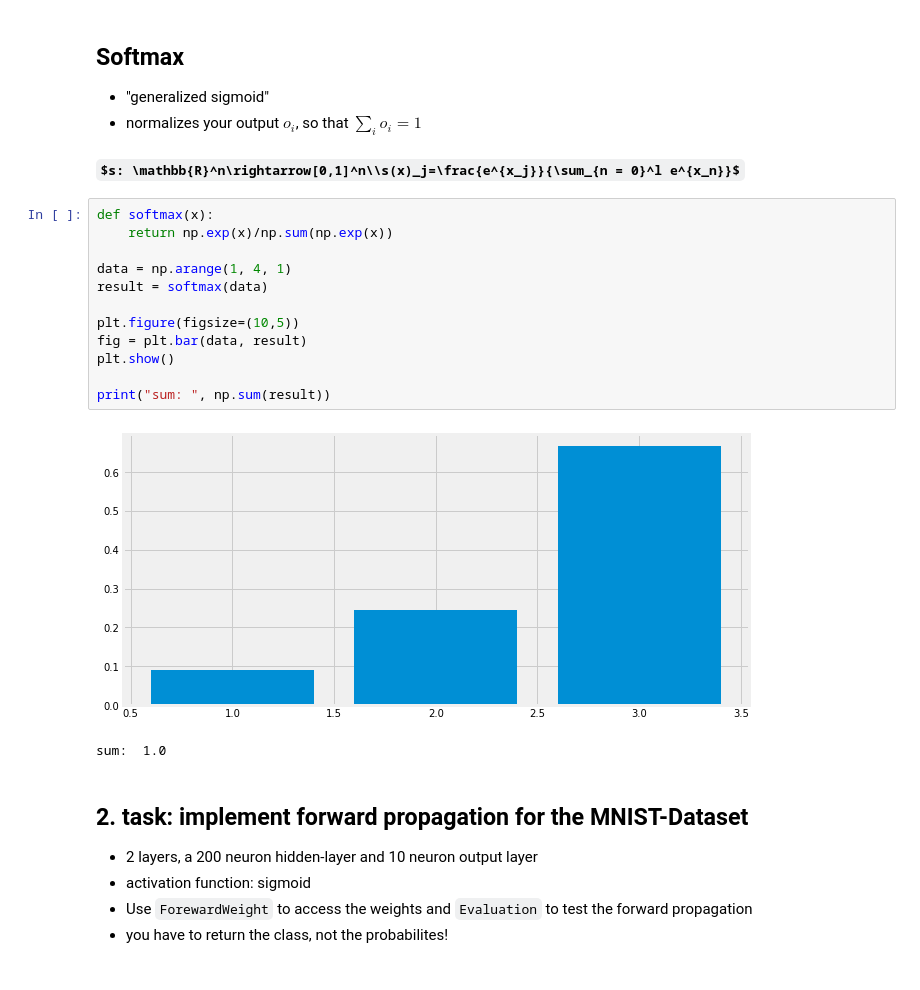
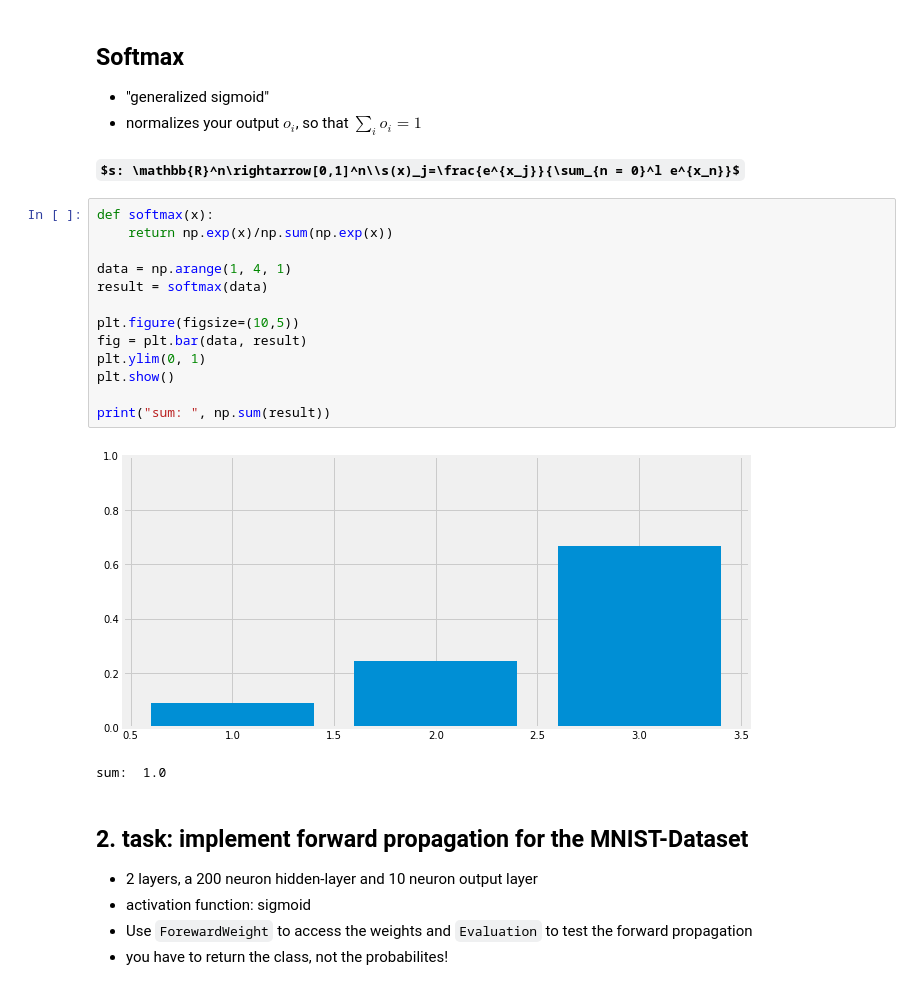
Before and after one commit to hackundsoehne/2018-DL-HandsOn, a Jupyter notebook: Basics/notebooks/2-Foreward-Propagation-solution.ipynb, the cells around one changed output. Saved outputs shown, nothing was run; the diff lists cells and outputs as text; some formulas as TeX source.

```diff
--- a/Basics/notebooks/2-Foreward-Propagation-solution.ipynb
+++ b/Basics/notebooks/2-Foreward-Propagation-solution.ipynb
@@ -112,17 +107,18 @@ TODO: example AND and XOR
 # %%
 def softmax(x):
     return np.exp(x)/np.sum(np.exp(x))
 
 data = np.arange(1, 4, 1)
 result = softmax(data)
 
 plt.figure(figsize=(10,5))
 fig = plt.bar(data, result)
+plt.ylim(0, 1)
 plt.show()
 
 print("sum: ", np.sum(result))
 # %% [output]
-[figure, old version]
+[figure, new version]
 sum:  1.0
 # %% [markdown]
 ## 2. task: implement forward propagation for the MNIST-Dataset
```
Also changed, not shown: parts of 4 cells of this notebook, 33 other files.
